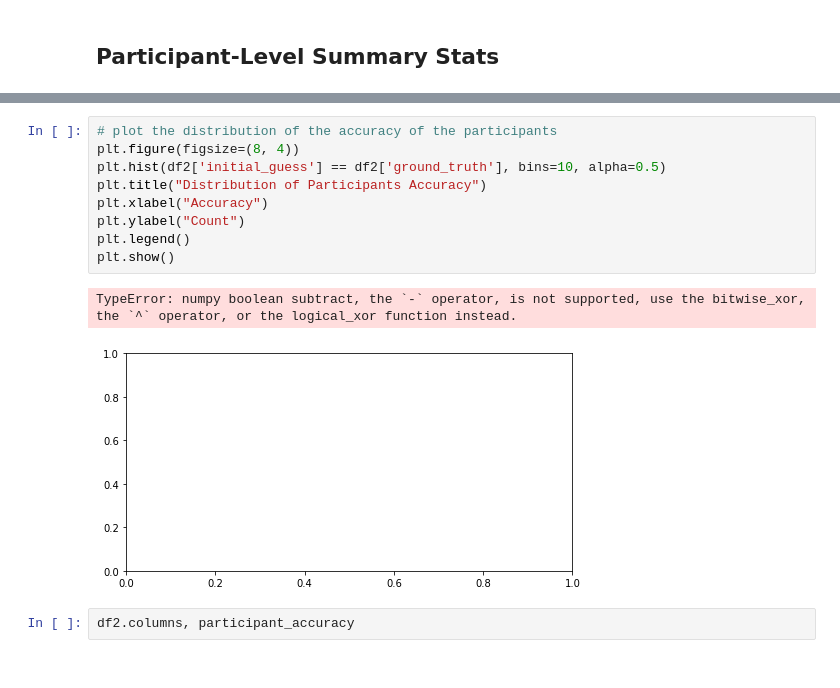
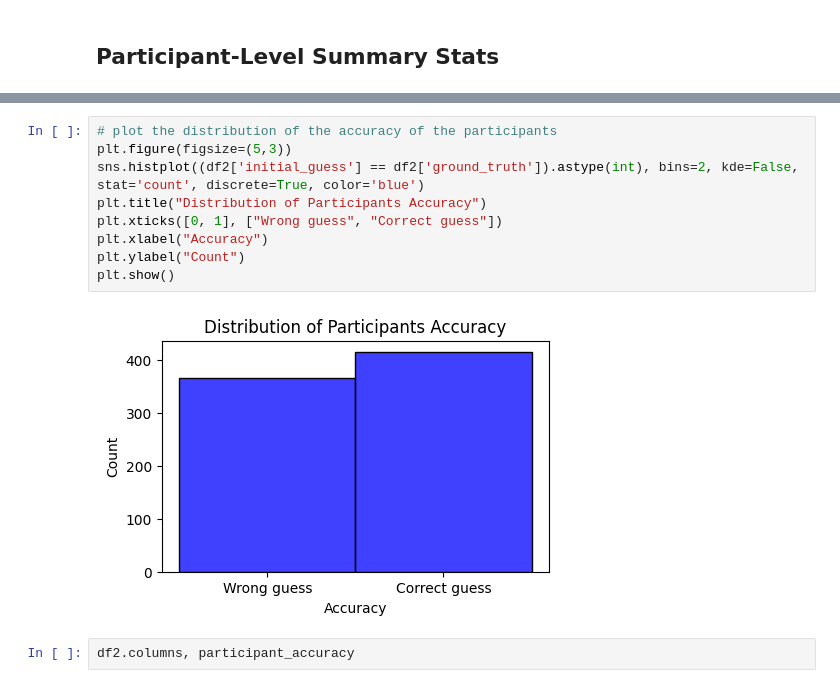
Before and after one commit to liogrnbrg/SHS_Psycho, a Jupyter notebook: main_analysis.ipynb, the cells around one changed output, grey strips where cells are left out. Cells and saved outputs as stored; diff of their text form.

Commit message:
cool plots

```diff
--- a/main_analysis.ipynb
+++ b/main_analysis.ipynb
@@ -1094,15 +1112,14 @@ plt.show()
 # %%
 # plot the distribution of the accuracy of the participants
-plt.figure(figsize=(8, 4))
-plt.hist(df2['initial_guess'] == df2['ground_truth'], bins=10, alpha=0.5)
+plt.figure(figsize=(5,3))
+sns.histplot((df2['initial_guess'] == df2['ground_truth']).astype(int), bins=2, kde=False, stat='count', discrete=True, color='blue')
 plt.title("Distribution of Participants Accuracy")
+plt.xticks([0, 1], ["Wrong guess", "Correct guess"])
 plt.xlabel("Accuracy")
 plt.ylabel("Count")
-plt.legend()
 plt.show()
 # %% [output]
-TypeError: numpy boolean subtract, the `-` operator, is not supported, use the bitwise_xor, the `^` operator, or the logical_xor function instead.
-[figure, old version]
+[figure, new version]
 # %%
 df2.columns, participant_accuracy
 # %% [output]
```
Also changed, not shown: parts of 47 cells of this notebook.
